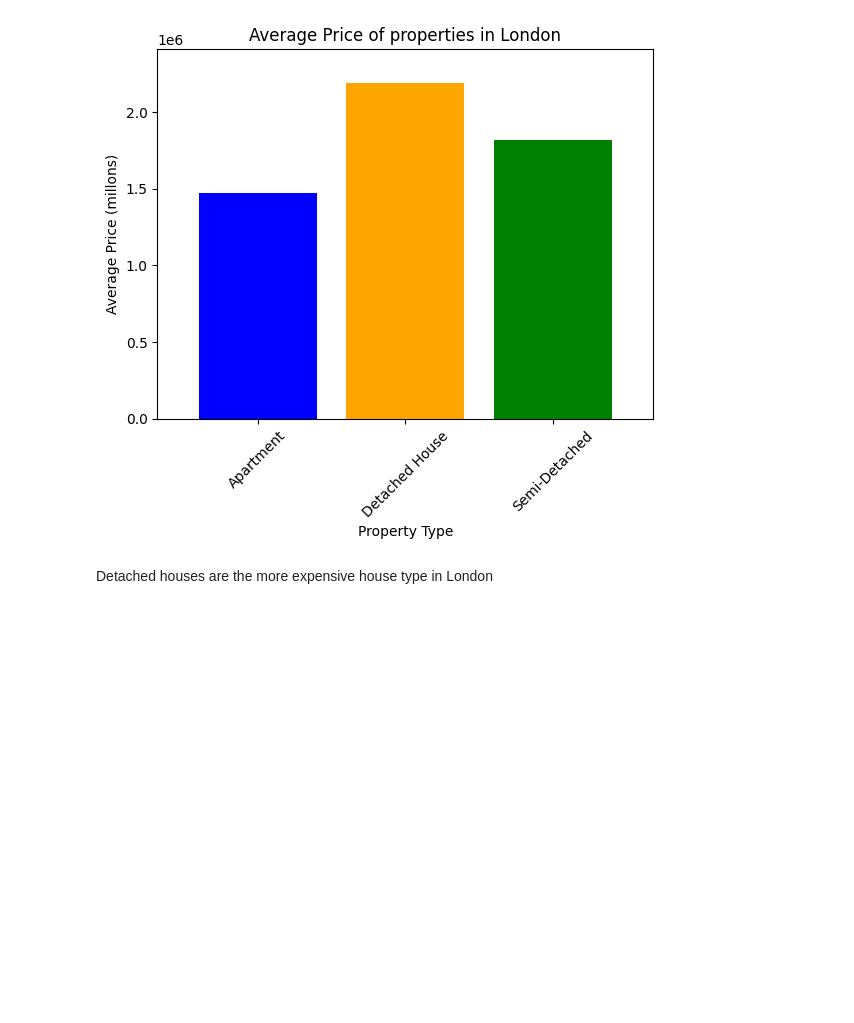
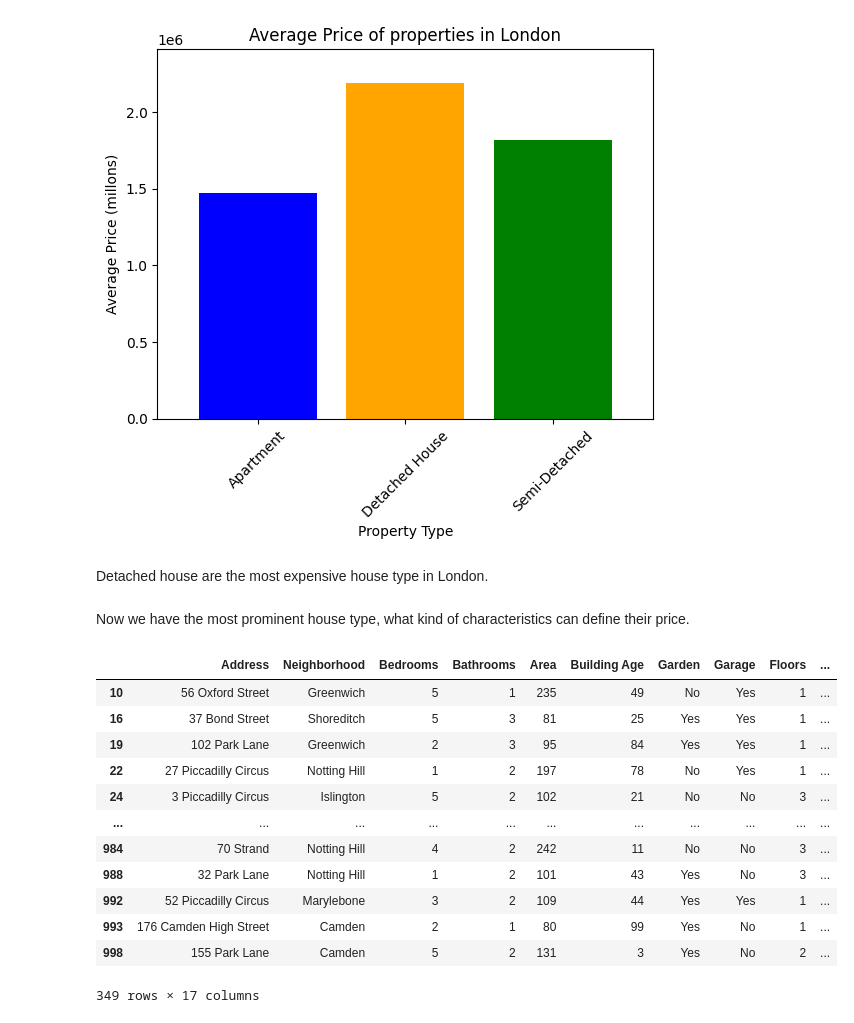
Before and after one commit to gas2345678/data_analysis-portfolio, a Jupyter notebook: Python/london_houses.ipynb, the cells around one changed output. Drawn from its saved outputs; the diff is of its cells as text; code cells hidden in the pictures; blank space fills up the shorter version.

```diff
--- a/Python/london_houses.ipynb
+++ b/Python/london_houses.ipynb
@@ -119,4 +121,23 @@ plt.show()
 # %% [output]
 [figure]
 # %% [markdown]
-Detached houses are the more expensive house type in London
+Detached house are the most expensive house type in London.
+# %% [markdown]
+Now we have the most prominent house type, what kind of characteristics can define their price.
+# %%
+detached_houses = df.loc[df["Property Type"] == "Detached House"]
+detached_houses
+# %% [output]
+|  | Address | Neighborhood | Bedrooms | Bathrooms | Area | Building Age | Garden | Garage | Floors | ... |
+| 10 | 56 Oxford Street | Greenwich | 5 | 1 | 235 | 49 | No | Yes | 1 | ... |
+| 16 | 37 Bond Street | Shoreditch | 5 | 3 | 81 | 25 | Yes | Yes | 1 | ... |
+| 19 | 102 Park Lane | Greenwich | 2 | 3 | 95 | 84 | Yes | Yes | 1 | ... |
+| 22 | 27 Piccadilly Circus | Notting Hill | 1 | 2 | 197 | 78 | No | Yes | 1 | ... |
+| 24 | 3 Piccadilly Circus | Islington | 5 | 2 | 102 | 21 | No | No | 3 | ... |
+| ... | ... | ... | ... | ... | ... | ... | ... | ... | ... | ... |
+| 984 | 70 Strand | Notting Hill | 4 | 2 | 242 | 11 | No | No | 3 | ... |
+| 988 | 32 Park Lane | Notting Hill | 1 | 2 | 101 | 43 | Yes | No | 3 | ... |
+| 992 | 52 Piccadilly Circus | Marylebone | 3 | 2 | 109 | 44 | Yes | Yes | 1 | ... |
+| 993 | 176 Camden High Street | Camden | 2 | 1 | 80 | 99 | Yes | No | 1 | ... |
+| 998 | 155 Park Lane | Camden | 5 | 2 | 131 | 3 | Yes | No | 2 | ... |
+349 rows × 17 columns
```
Also changed, not shown: parts of 7 cells of this notebook.
